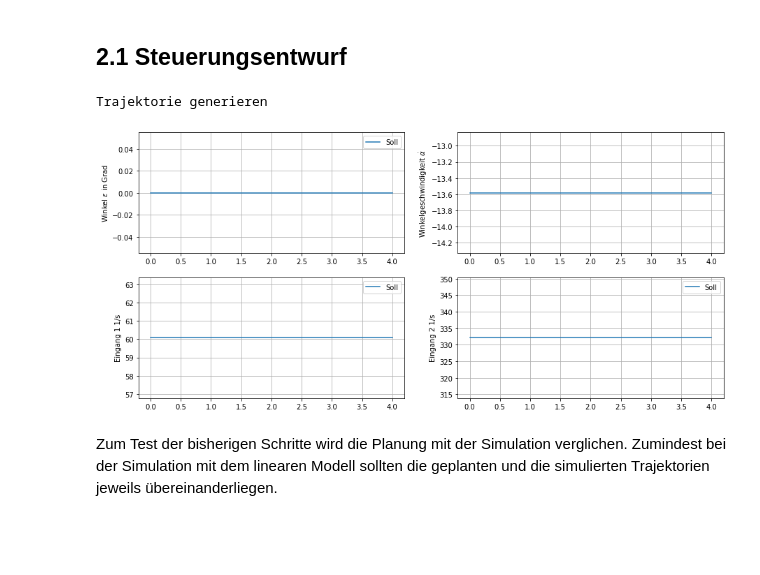
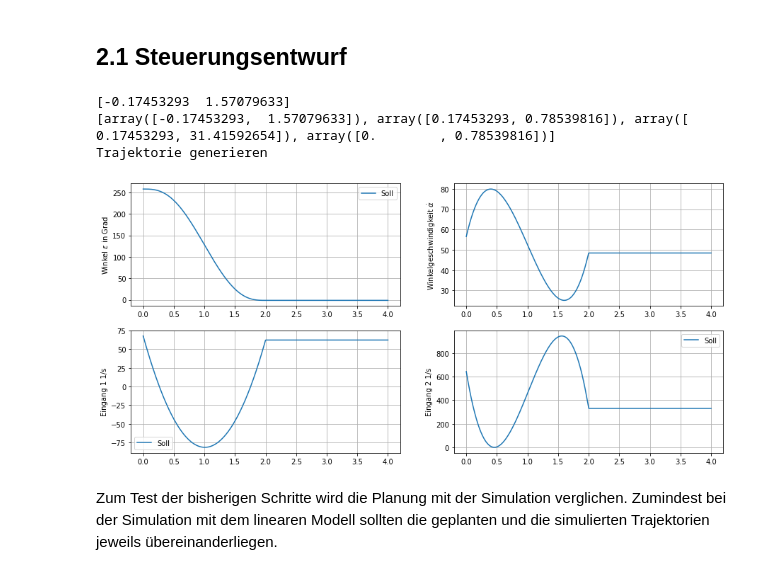
Before and after one commit to StefanKauf/RmsPr, a Jupyter notebook: helirack.ipynb, the cells around one changed output. Drawn from its saved outputs; the diff is of its cells as text; code cells hidden in the pictures; blank space fills up the shorter version.

```diff
--- a/helirack.ipynb
+++ b/helirack.ipynb
@@ -240,28 +265,30 @@ T=2.0
 # %%
 #importiere benötigte Funktion
 imp.reload(libheli)
 
 #Übergangszeit für Trajektorie
 Tsim=2*T
 
 #Generiere Solltrajektorien für das linearisierte System
 ya=np.array(y_equi[0])
 yb=np.array(y_equi[1])
-#yb[0]=yb[0]+1/18*np.pi
+yb[0]=yb[0]+1/18*np.pi
 
 print("Trajektorie generieren")
 trajectory=heli_lin.rest_to_rest_trajectory(ya,yb,T,(1,2))
 
 #Ergebnisse Plotten
 tv=np.linspace(0,Tsim,1000)
 x = trajectory.state(tv)
 y = trajectory.output(tv)
 u = trajectory.input(tv)
 trajectory.A_rnf
 plot_results(tv,(x,),(u,),(y,))
 # %% [output]
+[-0.17453293  1.57079633]
+[array([-0.17453293,  1.57079633]), array([0.17453293, 0.78539816]), array([ 0.17453293, 31.41592654]), array([0.        , 0.78539816])]
 Trajektorie generieren
-[figure, old version]
+[figure, new version]
 # %% [markdown]
 Zum Test der bisherigen Schritte wird die Planung mit der Simulation verglichen. Zumindest bei der Simulation mit dem linearen Modell sollten die geplanten und die simulierten Trajektorien jeweils übereinanderliegen.
 # %% [markdown]
```
Also changed, not shown: parts of 6 cells of this notebook, 1 other file.
